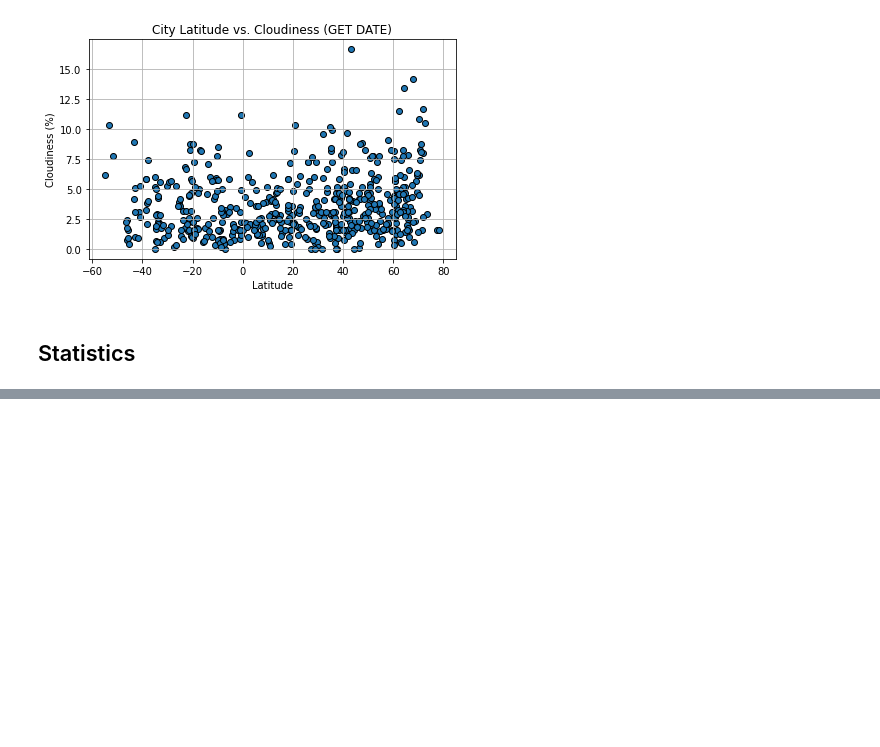
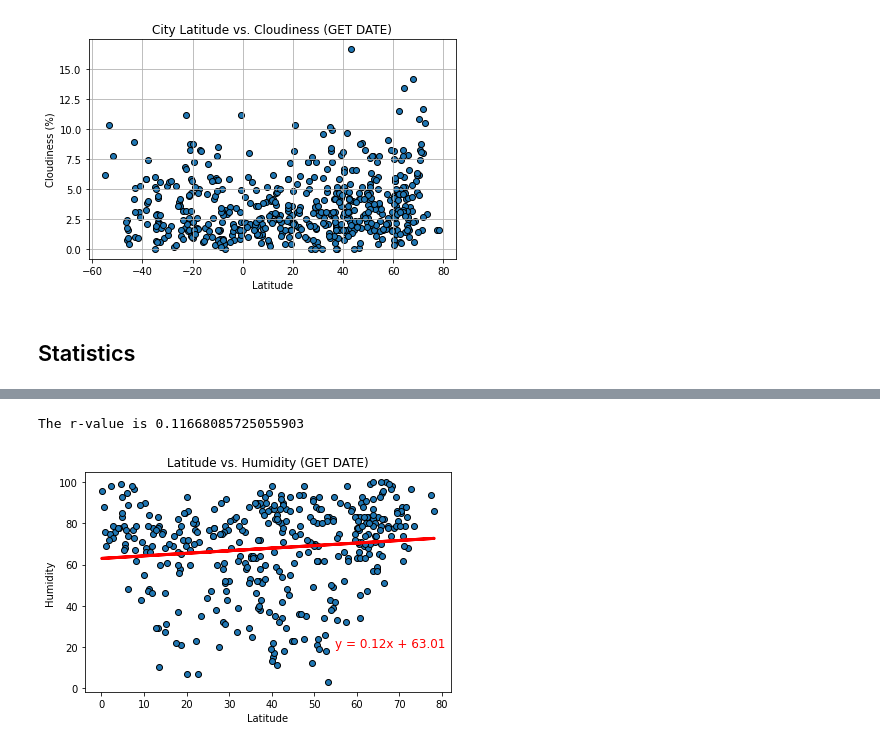
Before and after one commit to Wheezyotter/python-api-challenge, a Jupyter notebook: WeatherPy/WeatherPy.ipynb, the cells around one changed output, grey strips where cells are left out. Drawn from its saved outputs; the diff is of its cells as text; code cells hidden in the pictures; blank space fills up the shorter version.

```diff
--- a/WeatherPy/WeatherPy.ipynb
+++ b/WeatherPy/WeatherPy.ipynb
@@ -266,0 +308,6 @@ plt.show()
+# %%
+humid_N = north_hemisphere["Humidity"]
+lin_regress_plot(lat_N, humid_N, "Humidity", 55, 20, "Fig7_humid_N")
+# %% [output]
+The r-value is 0.11668085725055903
+[figure, added]
```
Also changed, not shown: parts of 6 cells of this notebook, 8 other files.
